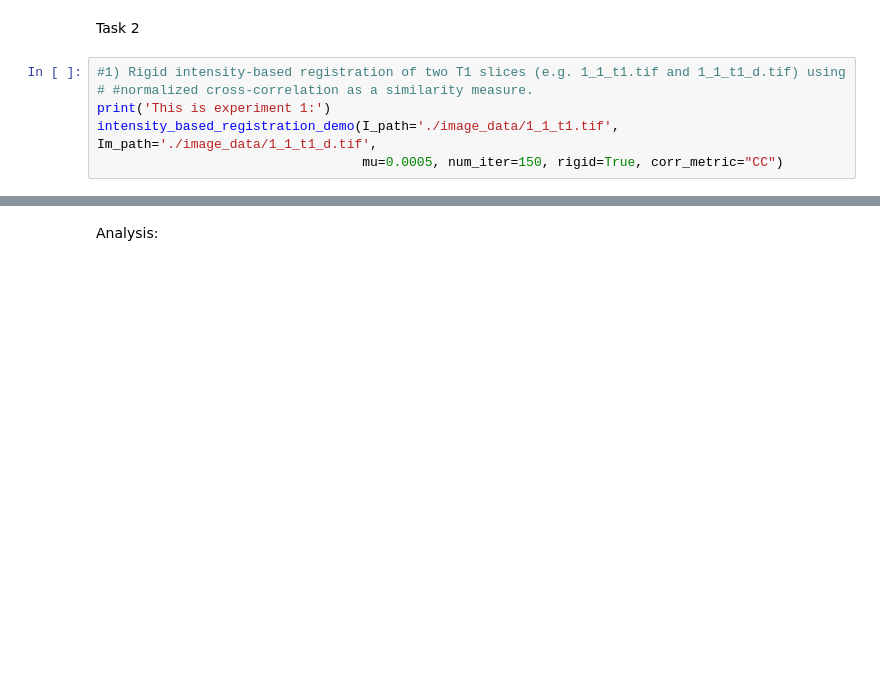
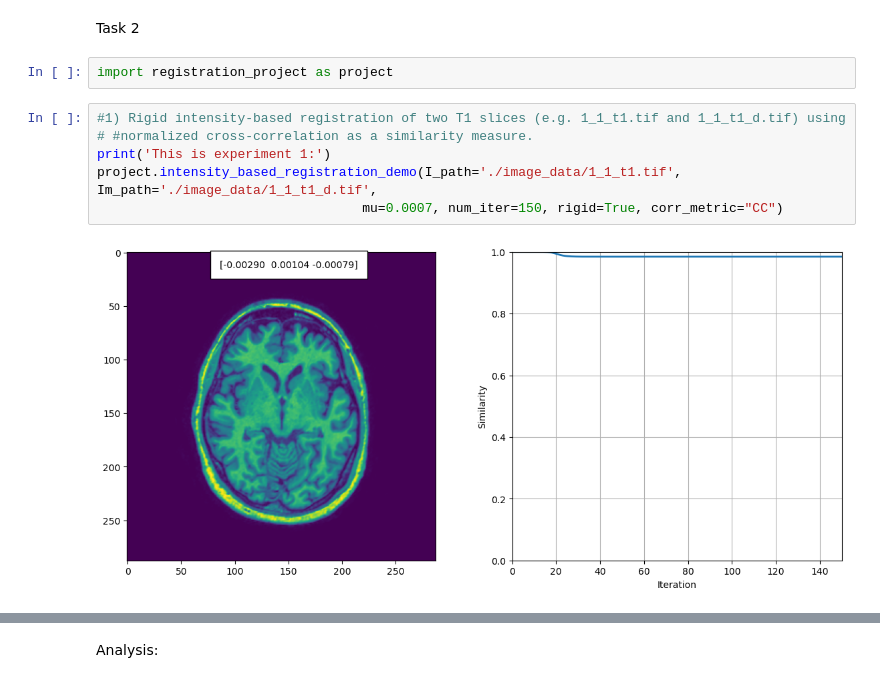
Before and after one commit to KarlijnCornelissen/MIA-group-8, a Jupyter notebook: code/Notebook.ipynb, the cells around one changed output, grey strips where cells are left out. Drawn from its saved outputs; the diff is of its cells as text; blank space fills up the shorter version.

```diff
--- a/code/Notebook.ipynb
+++ b/code/Notebook.ipynb
@@ -17,11 +22,15 @@ FileNotFoundError: [Errno 2] No such file or directory: 'C:\\Users\\20223821\\On
 # %% [markdown]
 Task 2
+# %%
+import registration_project as project
 # %%
 #1) Rigid intensity-based registration of two T1 slices (e.g. 1_1_t1.tif and 1_1_t1_d.tif) using
 # #normalized cross-correlation as a similarity measure.
 print('This is experiment 1:')
-intensity_based_registration_demo(I_path='./image_data/1_1_t1.tif', Im_path='./image_data/1_1_t1_d.tif',
-                                  mu=0.0005, num_iter=150, rigid=True, corr_metric="CC")
+project.intensity_based_registration_demo(I_path='./image_data/1_1_t1.tif', Im_path='./image_data/1_1_t1_d.tif',
+                                  mu=0.0007, num_iter=150, rigid=True, corr_metric="CC")
+# %% [output]
+[figure, added]
 # %%
 #2) Affine intensity-based registration of two T1 slices (e.g. 1_1_t1.tif and 1_1_t1_d.tif) using
 # normalized cross-correlation as a similarity measure.
```
Also changed, not shown: parts of 6 cells of this notebook.
